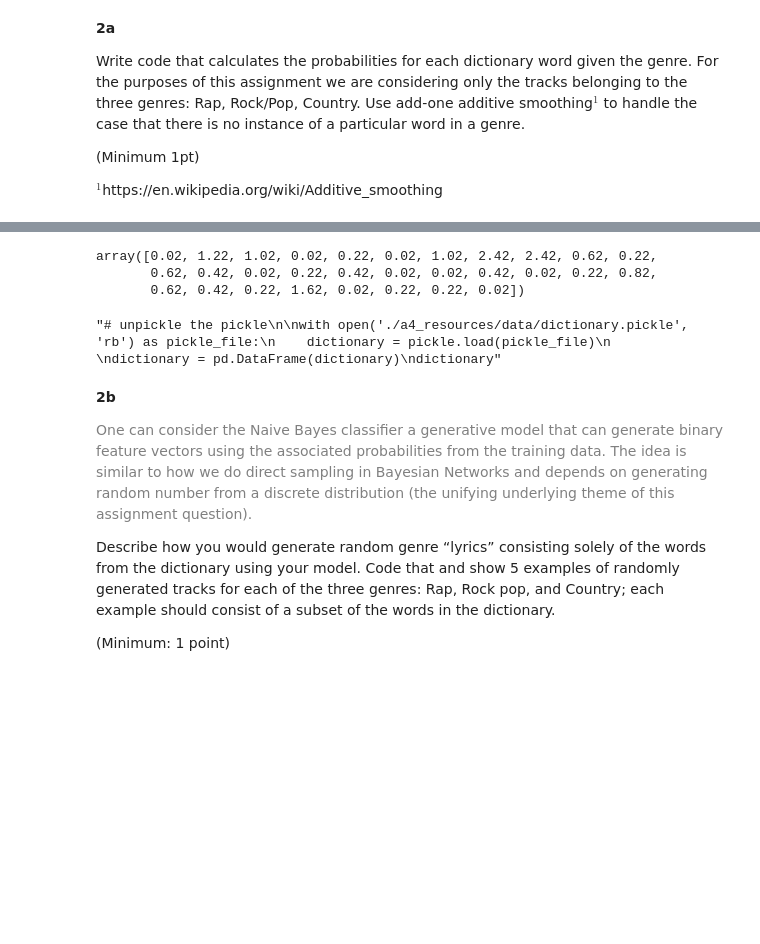
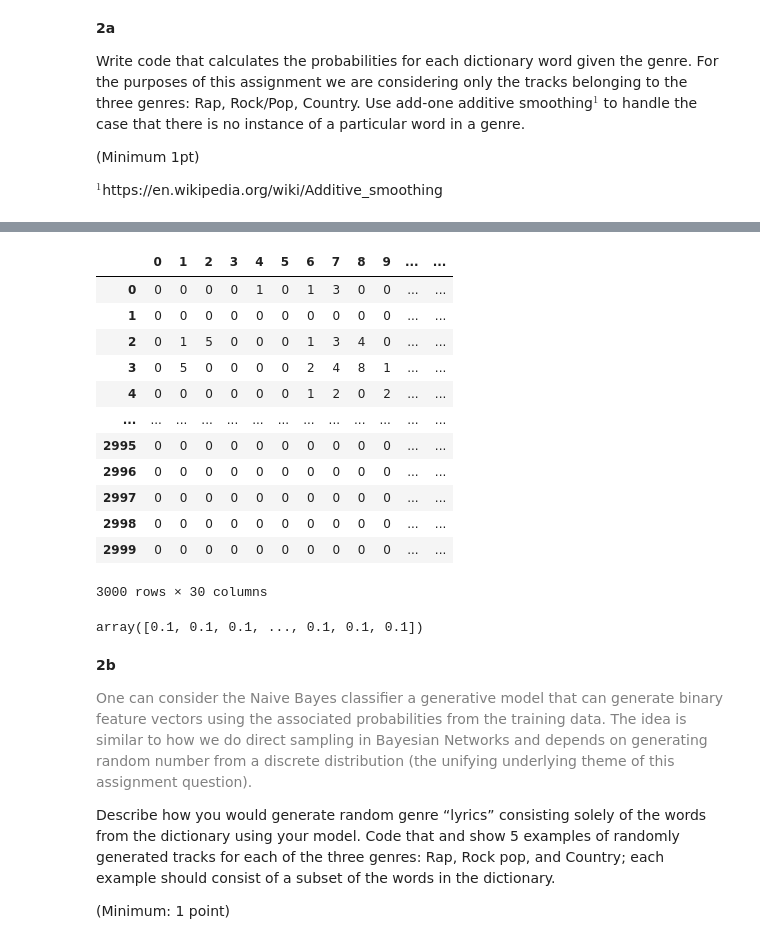
Before and after one commit to vnctptr/SENG480B-A4, a Jupyter notebook: Assignment 4 - Template.ipynb, the cells around one changed output, grey strips where cells are left out. Cells and saved outputs as stored; diff of their text form; code cells hidden in the pictures; blank space fills up the shorter version.

```diff
--- a/Assignment 4 - Template.ipynb
+++ b/Assignment 4 - Template.ipynb
@@ -424,7 +466,21 @@ $P(x|c)$
 # %%
 data = np.load('./a4_resources/data/data.npy')
 data = pd.DataFrame(data)
-#data
+data
+# %% [output]
+|  | 0 | 1 | 2 | 3 | 4 | 5 | 6 | 7 | 8 | 9 | ... | ... |
+| 0 | 0 | 0 | 0 | 0 | 1 | 0 | 1 | 3 | 0 | 0 | ... | ... |
+| 1 | 0 | 0 | 0 | 0 | 0 | 0 | 0 | 0 | 0 | 0 | ... | ... |
+| 2 | 0 | 1 | 5 | 0 | 0 | 0 | 1 | 3 | 4 | 0 | ... | ... |
+| 3 | 0 | 5 | 0 | 0 | 0 | 0 | 2 | 4 | 8 | 1 | ... | ... |
+| 4 | 0 | 0 | 0 | 0 | 0 | 0 | 1 | 2 | 0 | 2 | ... | ... |
+| ... | ... | ... | ... | ... | ... | ... | ... | ... | ... | ... | ... | ... |
+| 2995 | 0 | 0 | 0 | 0 | 0 | 0 | 0 | 0 | 0 | 0 | ... | ... |
+| 2996 | 0 | 0 | 0 | 0 | 0 | 0 | 0 | 0 | 0 | 0 | ... | ... |
+| 2997 | 0 | 0 | 0 | 0 | 0 | 0 | 0 | 0 | 0 | 0 | ... | ... |
+| 2998 | 0 | 0 | 0 | 0 | 0 | 0 | 0 | 0 | 0 | 0 | ... | ... |
+| 2999 | 0 | 0 | 0 | 0 | 0 | 0 | 0 | 0 | 0 | 0 | ... | ... |
+3000 rows × 30 columns
 # %%
 labels = np.load('./a4_resources/data/labels.npy')
 labels = pd.DataFrame(labels)
@@ -457,20 +526,8 @@ def probability(c, data, labels):
 # %%
-p = probability(12, data[0:5], labels[0][0:5])
+p = probability(12, data[0:5], labels[0][0:5], dictionary, words)
 p
 # %% [output]
-array([0.02, 1.22, 1.02, 0.02, 0.22, 0.02, 1.02, 2.42, 2.42, 0.62, 0.22,
-       0.62, 0.42, 0.02, 0.22, 0.42, 0.02, 0.02, 0.42, 0.02, 0.22, 0.82,
-       0.62, 0.42, 0.22, 1.62, 0.02, 0.22, 0.22, 0.02])
+array([0.1, 0.1, 0.1, ..., 0.1, 0.1, 0.1])
-# %%
-'''# unpickle the pickle
-
-with open('./a4_resources/data/dictionary.pickle', 'rb') as pickle_file:
-    dictionary = pickle.load(pickle_file)
-
-dictionary = pd.DataFrame(dictionary)
-dictionary'''
-# %% [output]
-"# unpickle the pickle\n\nwith open('./a4_resources/data/dictionary.pickle', 'rb') as pickle_file:\n    dictionary = pickle.load(pickle_file)\n    \ndictionary = pd.DataFrame(dictionary)\ndictionary"
 # %% [markdown]
 **2b**
 
```
Also changed, not shown: parts of 4 cells of this notebook.
